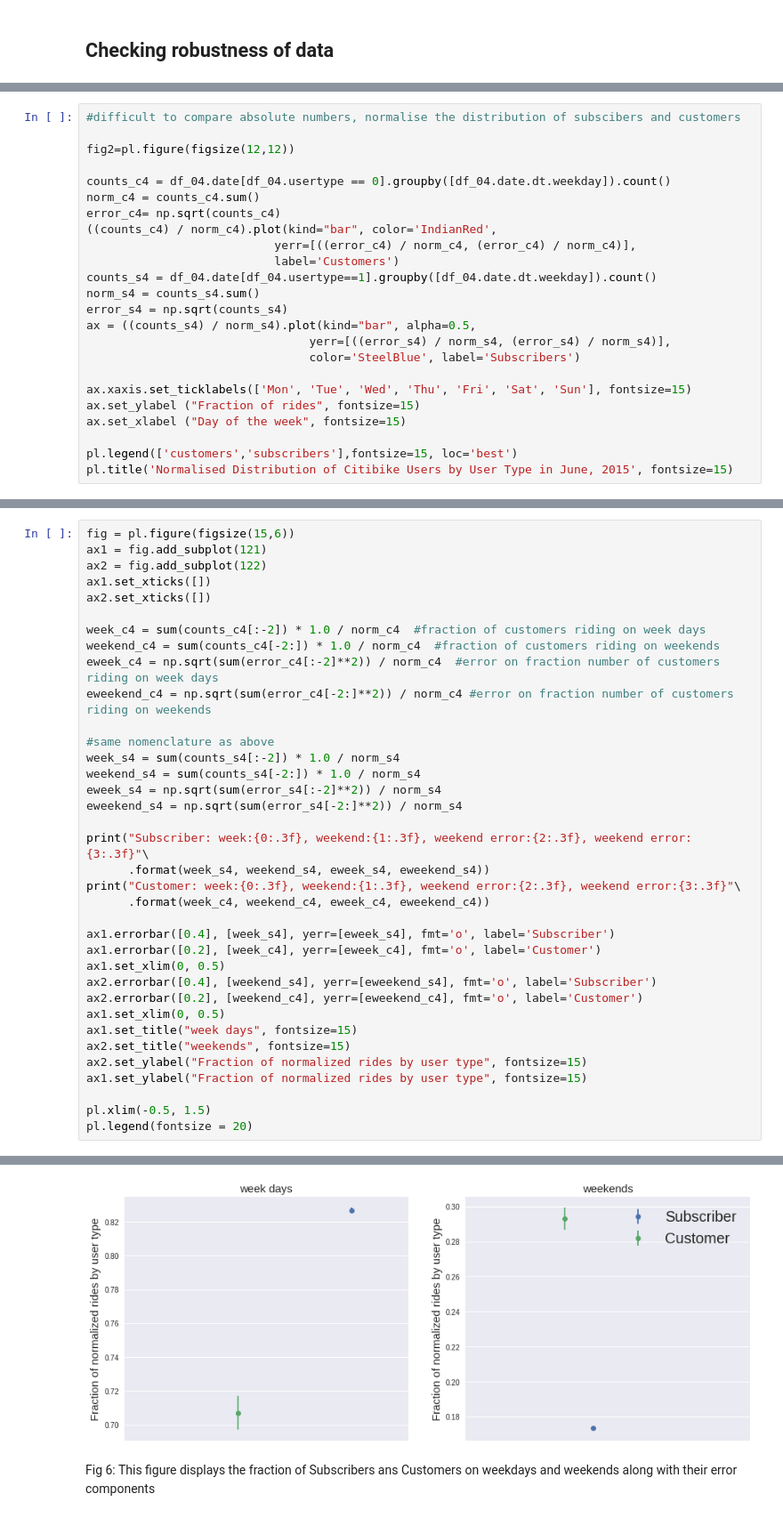
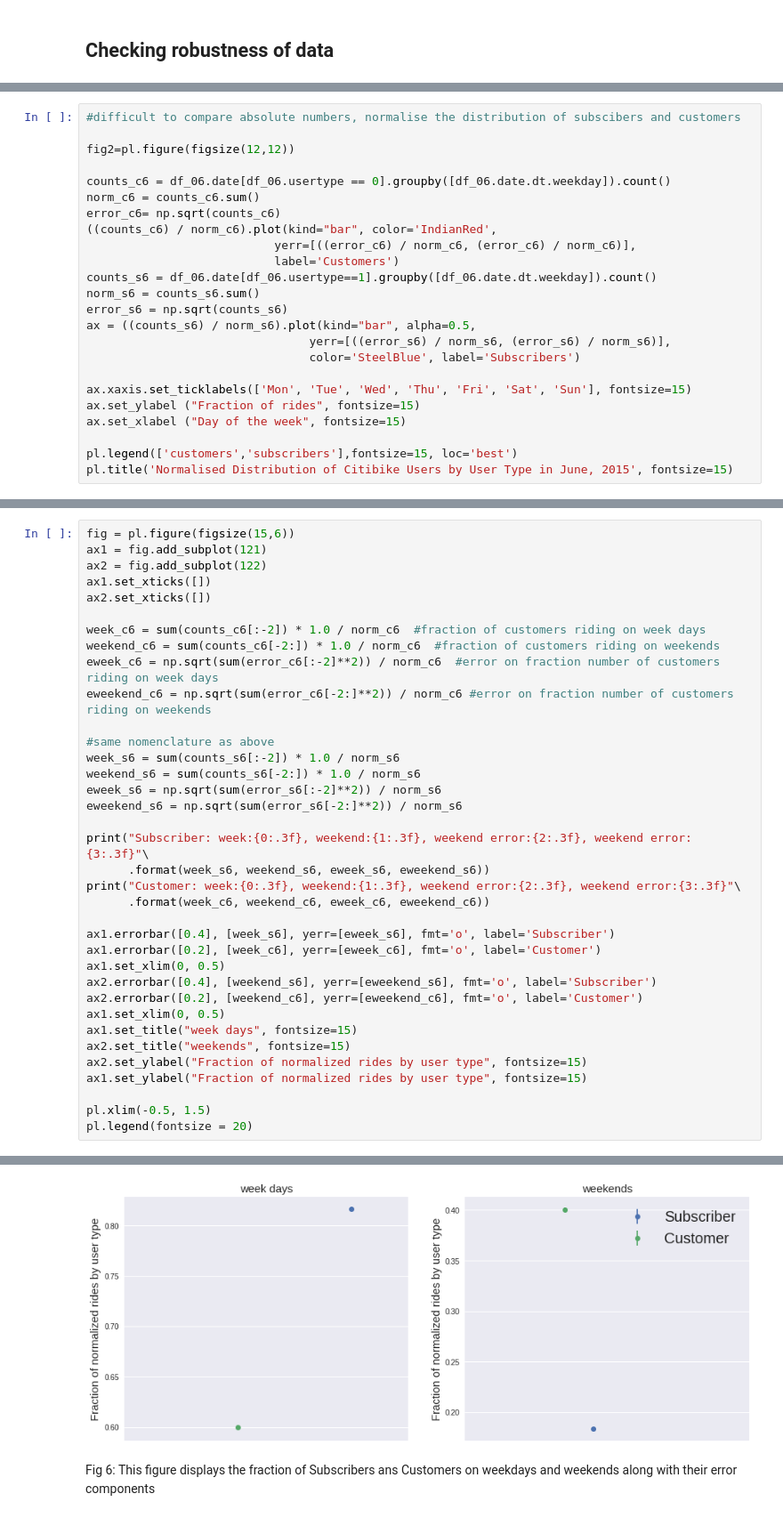
Before and after one commit to gauravcusp/Urban_Informatics_Coding_Assignments, a Jupyter notebook: HW7_gb1877/HW7_1_gb1877.ipynb, the cells around one changed output, grey strips where cells are left out. Shown at 89% size. Saved outputs shown, nothing was run; the diff lists cells and outputs as text.

```diff
--- a/HW7_gb1877/HW7_1_gb1877.ipynb
+++ b/HW7_gb1877/HW7_1_gb1877.ipynb
@@ -328,17 +328,17 @@ df_04.head()
 
 fig2=pl.figure(figsize(12,12))
 
-counts_c4 = df_04.date[df_04.usertype == 0].groupby([df_04.date.dt.weekday]).count()
-norm_c4 = counts_c4.sum()
-error_c4= np.sqrt(counts_c4)
-((counts_c4) / norm_c4).plot(kind="bar", color='IndianRed',
-                           yerr=[((error_c4) / norm_c4, (error_c4) / norm_c4)],
+counts_c6 = df_06.date[df_06.usertype == 0].groupby([df_06.date.dt.weekday]).count()
+norm_c6 = counts_c6.sum()
+error_c6= np.sqrt(counts_c6)
+((counts_c6) / norm_c6).plot(kind="bar", color='IndianRed',
+                           yerr=[((error_c6) / norm_c6, (error_c6) / norm_c6)],
                            label='Customers')
-counts_s4 = df_04.date[df_04.usertype==1].groupby([df_04.date.dt.weekday]).count()
-norm_s4 = counts_s4.sum()
-error_s4 = np.sqrt(counts_s4)
-ax = ((counts_s4) / norm_s4).plot(kind="bar", alpha=0.5,
-                                yerr=[((error_s4) / norm_s4, (error_s4) / norm_s4)],
+counts_s6 = df_06.date[df_06.usertype==1].groupby([df_06.date.dt.weekday]).count()
+norm_s6 = counts_s6.sum()
+error_s6 = np.sqrt(counts_s6)
+ax = ((counts_s6) / norm_s6).plot(kind="bar", alpha=0.5,
+                                yerr=[((error_s6) / norm_s6, (error_s6) / norm_s6)],
                                 color='SteelBlue', label='Subscribers')
 
 ax.xaxis.set_ticklabels(['Mon', 'Tue', 'Wed', 'Thu', 'Fri', 'Sat', 'Sun'], fontsize=15)
@@ -359,27 +359,27 @@ ax2 = fig.add_subplot(122)
 ax1.set_xticks([])
 ax2.set_xticks([])
 
-week_c4 = sum(counts_c4[:-2]) * 1.0 / norm_c4  #fraction of customers riding on week days
-weekend_c4 = sum(counts_c4[-2:]) * 1.0 / norm_c4  #fraction of customers riding on weekends
-eweek_c4 = np.sqrt(sum(error_c4[:-2]**2)) / norm_c4  #error on fraction number of customers riding on week days
-eweekend_c4 = np.sqrt(sum(error_c4[-2:]**2)) / norm_c4 #error on fraction number of customers riding on weekends
+week_c6 = sum(counts_c6[:-2]) * 1.0 / norm_c6  #fraction of customers riding on week days
+weekend_c6 = sum(counts_c6[-2:]) * 1.0 / norm_c6  #fraction of customers riding on weekends
+eweek_c6 = np.sqrt(sum(error_c6[:-2]**2)) / norm_c6  #error on fraction number of customers riding on week days
+eweekend_c6 = np.sqrt(sum(error_c6[-2:]**2)) / norm_c6 #error on fraction number of customers riding on weekends
 
 #same nomenclature as above
-week_s4 = sum(counts_s4[:-2]) * 1.0 / norm_s4
-weekend_s4 = sum(counts_s4[-2:]) * 1.0 / norm_s4
-eweek_s4 = np.sqrt(sum(error_s4[:-2]**2)) / norm_s4
-eweekend_s4 = np.sqrt(sum(error_s4[-2:]**2)) / norm_s4
+week_s6 = sum(counts_s6[:-2]) * 1.0 / norm_s6
+weekend_s6 = sum(counts_s6[-2:]) * 1.0 / norm_s6
+eweek_s6 = np.sqrt(sum(error_s6[:-2]**2)) / norm_s6
+eweekend_s6 = np.sqrt(sum(error_s6[-2:]**2)) / norm_s6
 
 print("Subscriber: week:{0:.3f}, weekend:{1:.3f}, weekend error:{2:.3f}, weekend error:{3:.3f}"\
-      .format(week_s4, weekend_s4, eweek_s4, eweekend_s4))
+      .format(week_s6, weekend_s6, eweek_s6, eweekend_s6))
 print("Customer: week:{0:.3f}, weekend:{1:.3f}, weekend error:{2:.3f}, weekend error:{3:.3f}"\
-      .format(week_c4, weekend_c4, eweek_c4, eweekend_c4))
+      .format(week_c6, weekend_c6, eweek_c6, eweekend_c6))
 
-ax1.errorbar([0.4], [week_s4], yerr=[eweek_s4], fmt='o', label='Subscriber')
-ax1.errorbar([0.2], [week_c4], yerr=[eweek_c4], fmt='o', label='Customer')
+ax1.errorbar([0.4], [week_s6], yerr=[eweek_s6], fmt='o', label='Subscriber')
+ax1.errorbar([0.2], [week_c6], yerr=[eweek_c6], fmt='o', label='Customer')
 ax1.set_xlim(0, 0.5)
-ax2.errorbar([0.4], [weekend_s4], yerr=[eweekend_s4], fmt='o', label='Subscriber')
-ax2.errorbar([0.2], [weekend_c4], yerr=[eweekend_c4], fmt='o', label='Customer')
+ax2.errorbar([0.4], [weekend_s6], yerr=[eweekend_s6], fmt='o', label='Subscriber')
+ax2.errorbar([0.2], [weekend_c6], yerr=[eweekend_c6], fmt='o', label='Customer')
 ax1.set_xlim(0, 0.5)
 ax1.set_title("week days", fontsize=15)
 ax2.set_title("weekends", fontsize=15)
@@ -394,5 +394,5 @@ Customer: week:0.707, weekend:0.293, weekend error:0.010, weekend error:0.006
 <matplotlib.legend.Legend at 0x...>
-[figure, old version]
+[figure, new version]
 # %% [markdown]
 Fig 6: This figure displays the fraction of Subscribers ans Customers on weekdays and weekends along with their error components
 # %%
```
Also changed, not shown: parts of 10 cells of this notebook.
